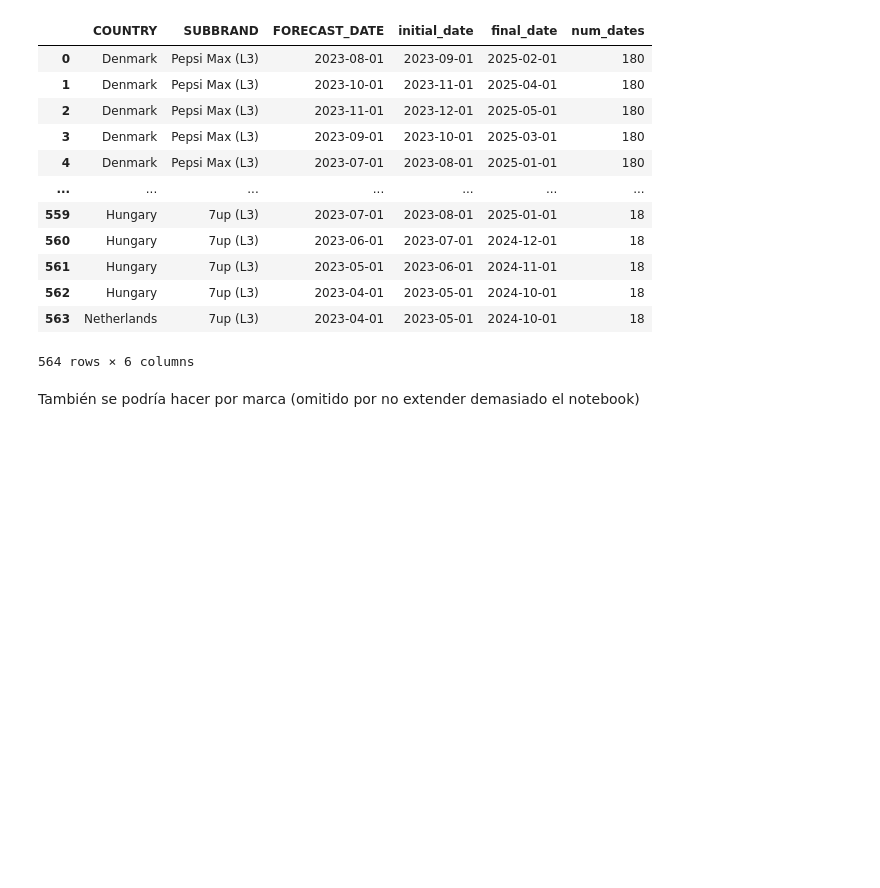
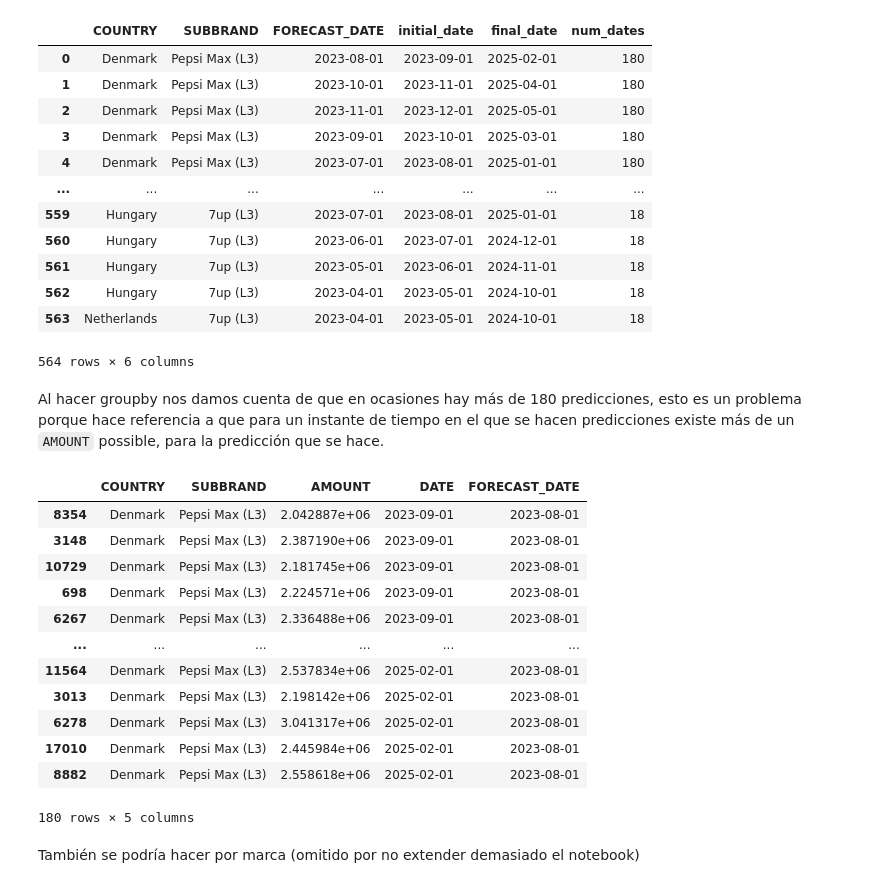
Before and after one commit to Alf-caput/data-visualization, a Jupyter notebook: ejercicios-clase/ejercicio3.ipynb, the cells around one changed output. Drawn from its saved outputs; the diff is of its cells as text; code cells hidden in the pictures; blank space fills up the shorter version.

```diff
--- a/ejercicios-clase/ejercicio3.ipynb
+++ b/ejercicios-clase/ejercicio3.ipynb
@@ -282,6 +303,29 @@ forecasts_dates_registered
 | 562 | Hungary | 7up (L3) | 2023-04-01 | 2023-05-01 | 2024-10-01 | 18 |
 | 563 | Netherlands | 7up (L3) | 2023-04-01 | 2023-05-01 | 2024-10-01 | 18 |
 564 rows × 6 columns
+# %% [markdown]
+Al hacer groupby nos damos cuenta de que en ocasiones hay más de 180 predicciones, esto es un problema porque hace referencia a que para un instante de tiempo en el que se hacen predicciones existe más de un `AMOUNT` possible, para la predicción que se hace.
+# %%
+mask = (
+    (df_forecasts.loc[:, "COUNTRY"] == "Denmark")
+    & (df_forecasts.loc[:, "SUBBRAND"] == "Pepsi Max (L3)")
+    & (df_forecasts.loc[:, "FORECAST_DATE"] == "2023-08-01")
+)
+df_forecasts.loc[mask, :].sort_values(by="DATE")
+# %% [output]
+|  | COUNTRY | SUBBRAND | AMOUNT | DATE | FORECAST_DATE |
+| 8354 | Denmark | Pepsi Max (L3) | 2.042887e+06 | 2023-09-01 | 2023-08-01 |
+| 3148 | Denmark | Pepsi Max (L3) | 2.387190e+06 | 2023-09-01 | 2023-08-01 |
+| 10729 | Denmark | Pepsi Max (L3) | 2.181745e+06 | 2023-09-01 | 2023-08-01 |
+| 698 | Denmark | Pepsi Max (L3) | 2.224571e+06 | 2023-09-01 | 2023-08-01 |
+| 6267 | Denmark | Pepsi Max (L3) | 2.336488e+06 | 2023-09-01 | 2023-08-01 |
+| ... | ... | ... | ... | ... | ... |
+| 11564 | Denmark | Pepsi Max (L3) | 2.537834e+06 | 2025-02-01 | 2023-08-01 |
+| 3013 | Denmark | Pepsi Max (L3) | 2.198142e+06 | 2025-02-01 | 2023-08-01 |
+| 6278 | Denmark | Pepsi Max (L3) | 3.041317e+06 | 2025-02-01 | 2023-08-01 |
+| 17010 | Denmark | Pepsi Max (L3) | 2.445984e+06 | 2025-02-01 | 2023-08-01 |
+| 8882 | Denmark | Pepsi Max (L3) | 2.558618e+06 | 2025-02-01 | 2023-08-01 |
+180 rows × 5 columns
 # %% [markdown]
 También se podría hacer por marca (omitido por no extender demasiado el notebook)
 # %% [markdown]
```
Also changed, not shown: parts of 1 cell of this notebook.
